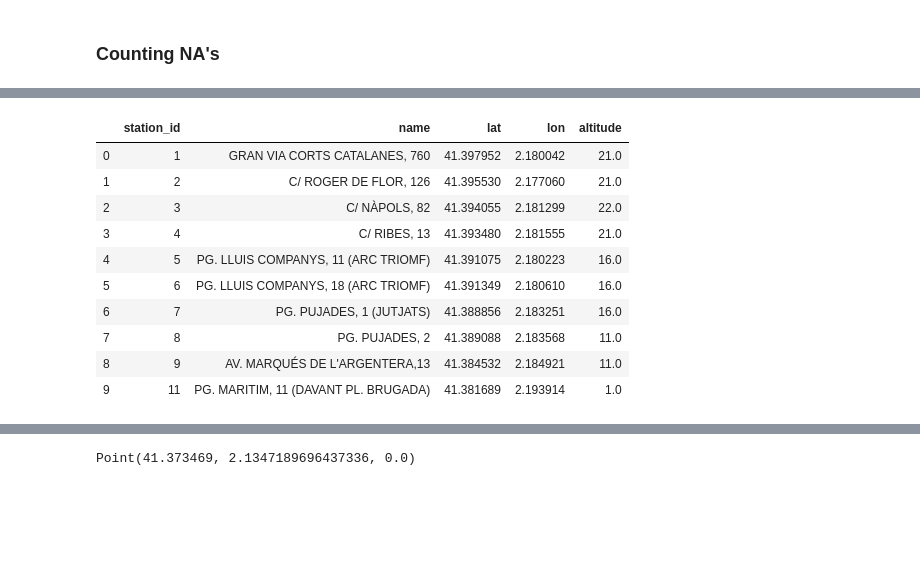
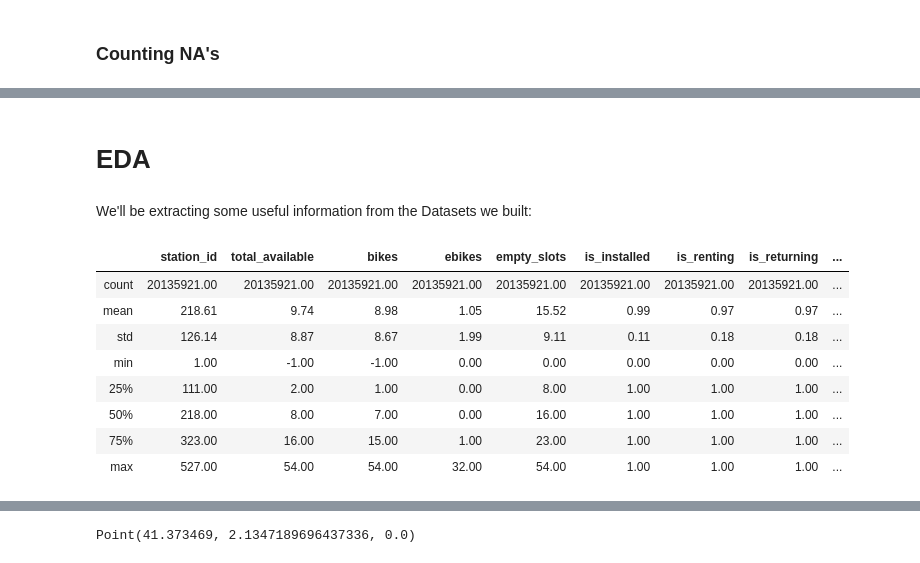
Before and after one commit to ta-datapt-bcn/project-statistical-analysis, a Jupyter notebook: project.ipynb, the cells around one changed output, grey strips where cells are left out. Saved outputs shown, nothing was run; the diff lists cells and outputs as text; code cells hidden in the pictures; blank space fills up the shorter version.

```diff
--- a/project.ipynb
+++ b/project.ipynb
@@ -319,14 +320,16 @@ def column_nulls_percentage(df):
-# %%
-info.head(10)
-# %% [output]
-|  | station_id | name | lat | lon | altitude |
-| 0 | 1 | GRAN VIA CORTS CATALANES, 760 | 41.397952 | 2.180042 | 21.0 |
-| 1 | 2 | C/ ROGER DE FLOR, 126 | 41.395530 | 2.177060 | 21.0 |
-| 2 | 3 | C/ NÀPOLS, 82 | 41.394055 | 2.181299 | 22.0 |
-| 3 | 4 | C/ RIBES, 13 | 41.393480 | 2.181555 | 21.0 |
-| 4 | 5 | PG. LLUIS COMPANYS, 11 (ARC TRIOMF) | 41.391075 | 2.180223 | 16.0 |
-| 5 | 6 | PG. LLUIS COMPANYS, 18 (ARC TRIOMF) | 41.391349 | 2.180610 | 16.0 |
-| 6 | 7 | PG. PUJADES, 1 (JUTJATS) | 41.388856 | 2.183251 | 16.0 |
-| 7 | 8 | PG. PUJADES, 2 | 41.389088 | 2.183568 | 11.0 |
-| 8 | 9 | AV. MARQUÉS DE L'ARGENTERA,13 | 41.384532 | 2.184921 | 11.0 |
-| 9 | 11 | PG. MARITIM, 11 (DAVANT PL. BRUGADA) | 41.381689 | 2.193914 | 1.0 |
+# %% [markdown]
+# EDA
+# %% [markdown]
+We'll be extracting some useful information from the Datasets we built:
+# %%
+activity.describe().round(2)
+# %% [output]
+|  | station_id | total_available | bikes | ebikes | empty_slots | is_installed | is_renting | is_returning | ... |
+| count | 20135921.00 | 20135921.00 | 20135921.00 | 20135921.00 | 20135921.00 | 20135921.00 | 20135921.00 | 20135921.00 | ... |
+| mean | 218.61 | 9.74 | 8.98 | 1.05 | 15.52 | 0.99 | 0.97 | 0.97 | ... |
+| std | 126.14 | 8.87 | 8.67 | 1.99 | 9.11 | 0.11 | 0.18 | 0.18 | ... |
+| min | 1.00 | -1.00 | -1.00 | 0.00 | 0.00 | 0.00 | 0.00 | 0.00 | ... |
+| 25% | 111.00 | 2.00 | 1.00 | 0.00 | 8.00 | 1.00 | 1.00 | 1.00 | ... |
+| 50% | 218.00 | 8.00 | 7.00 | 0.00 | 16.00 | 1.00 | 1.00 | 1.00 | ... |
+| 75% | 323.00 | 16.00 | 15.00 | 1.00 | 23.00 | 1.00 | 1.00 | 1.00 | ... |
+| max | 527.00 | 54.00 | 54.00 | 32.00 | 54.00 | 1.00 | 1.00 | 1.00 | ... |
```
Also changed, not shown: parts of 34 cells of this notebook, 4 other files.
